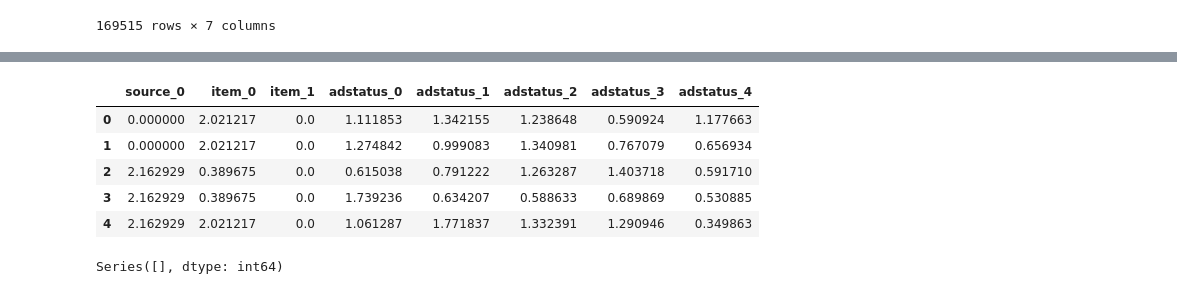
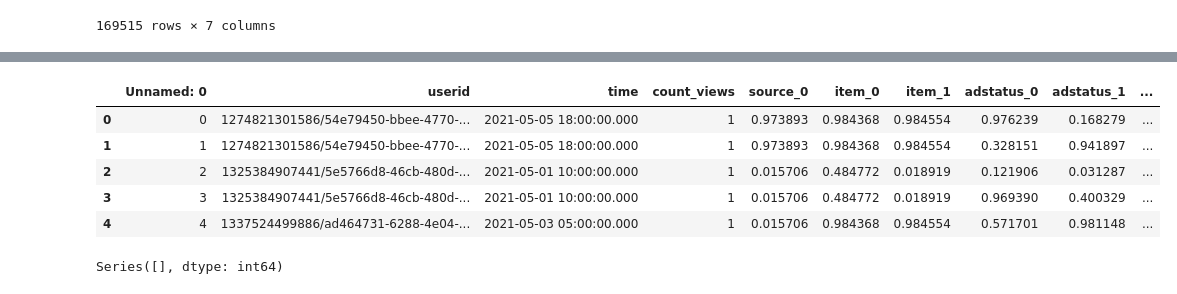
Before and after one commit to sasansharifipour/Spark_Class, a Jupyter notebook: train_sheypoor.ipynb, the cells around one changed output, grey strips where cells are left out. Drawn from its saved outputs; the diff is of its cells as text; code cells hidden in the pictures.

Commit message:
create onehot_autoencoder embedding

```diff
--- a/train_sheypoor.ipynb
+++ b/train_sheypoor.ipynb
@@ -60,7 +60,7 @@ class onehot_autoencoder:
   def create_auto_encoder(self, input_dim, encoding_dim):
 
     input_layer = keras.Input(shape=(input_dim,))
-    encoded = layers.Dense(encoding_dim, activation='relu')(input_layer)
+    encoded = layers.Dense(encoding_dim, activation='sigmoid')(input_layer)
     decoded = layers.Dense(input_dim, activation='sigmoid')(encoded)
 
     autoencoder = keras.Model(input_layer, decoded)
@@ -72,15 +72,23 @@ class onehot_autoencoder:
 
   def fit_transform(self, data):
     self.data = data
-    features_list = []
+    self.features_list = [item[0] for item in self.features]
     result_df = pd.DataFrame()
 
+    for column_name in self.data.columns:
+      if (column_name not in self.features_list):
+        if result_df.empty:
+          feature_df = pd.DataFrame(data=self.data[column_name], columns=[column_name])
+          result_df = feature_df
+        else:
+          feature_df = pd.DataFrame(data=self.data[column_name], columns=[column_name])
+          result_df = result_df.join(feature_df)
+
     for (feature_name, feature_cnt) in self.features:
-      features_list.append(feature_name)
 
       df = pd.get_dummies(data[feature_name], prefix=feature_name)
       autoencoder, encoder = self.create_auto_encoder(len(df.columns), feature_cnt)
-      autoencoder.fit(df, df, epochs = self.num_of_epochs, batch_size=256, shuffle=True, verbose=1)
+      autoencoder.fit(df, df, epochs = self.num_of_epochs, batch_size=256, shuffle=True, verbose=0)
       y = encoder.predict(df)
       self.encoders.append(encoder)
 
@@ -97,7 +105,7 @@ class onehot_autoencoder:
 
     return result_df
 # %%
-encoder = onehot_autoencoder([ ('source', 1), ('item', 2), ('adstatus', 5)], 1)
+encoder = onehot_autoencoder([ ('source', 1), ('item', 2), ('adstatus', 5)], 10)
 m = encoder.fit_transform(df)
 m.head()
 # %% [output]
@@ -107,9 +112,9 @@ m.head()
-|  | source_0 | item_0 | item_1 | adstatus_0 | adstatus_1 | adstatus_2 | adstatus_3 | adstatus_4 |
-| 0 | 0.000000 | 2.021217 | 0.0 | 1.111853 | 1.342155 | 1.238648 | 0.590924 | 1.177663 |
-| 1 | 0.000000 | 2.021217 | 0.0 | 1.274842 | 0.999083 | 1.340981 | 0.767079 | 0.656934 |
-| 2 | 2.162929 | 0.389675 | 0.0 | 0.615038 | 0.791222 | 1.263287 | 1.403718 | 0.591710 |
-| 3 | 2.162929 | 0.389675 | 0.0 | 1.739236 | 0.634207 | 0.588633 | 0.689869 | 0.530885 |
-| 4 | 2.162929 | 2.021217 | 0.0 | 1.061287 | 1.771837 | 1.332391 | 1.290946 | 0.349863 |
+|  | Unnamed: 0 | userid | time | count_views | source_0 | item_0 | item_1 | adstatus_0 | adstatus_1 | ... |
+| 0 | 0 | 1274821301586/54e79450-bbee-4770-... | 2021-05-05 18:00:00.000 | 1 | 0.973893 | 0.984368 | 0.984554 | 0.976239 | 0.168279 | ... |
+| 1 | 1 | 1274821301586/54e79450-bbee-4770-... | 2021-05-05 18:00:00.000 | 1 | 0.973893 | 0.984368 | 0.984554 | 0.328151 | 0.941897 | ... |
+| 2 | 2 | 1325384907441/5e5766d8-46cb-480d-... | 2021-05-01 10:00:00.000 | 1 | 0.015706 | 0.484772 | 0.018919 | 0.121906 | 0.031287 | ... |
+| 3 | 3 | 1325384907441/5e5766d8-46cb-480d-... | 2021-05-01 10:00:00.000 | 1 | 0.015706 | 0.484772 | 0.018919 | 0.969390 | 0.400329 | ... |
+| 4 | 4 | 1337524499886/ad464731-6288-4e04-... | 2021-05-03 05:00:00.000 | 1 | 0.015706 | 0.984368 | 0.984554 | 0.571701 | 0.981148 | ... |
 # %%
 m.count()
 # %% [output]
```
Also changed, not shown: parts of 1 cell of this notebook.
